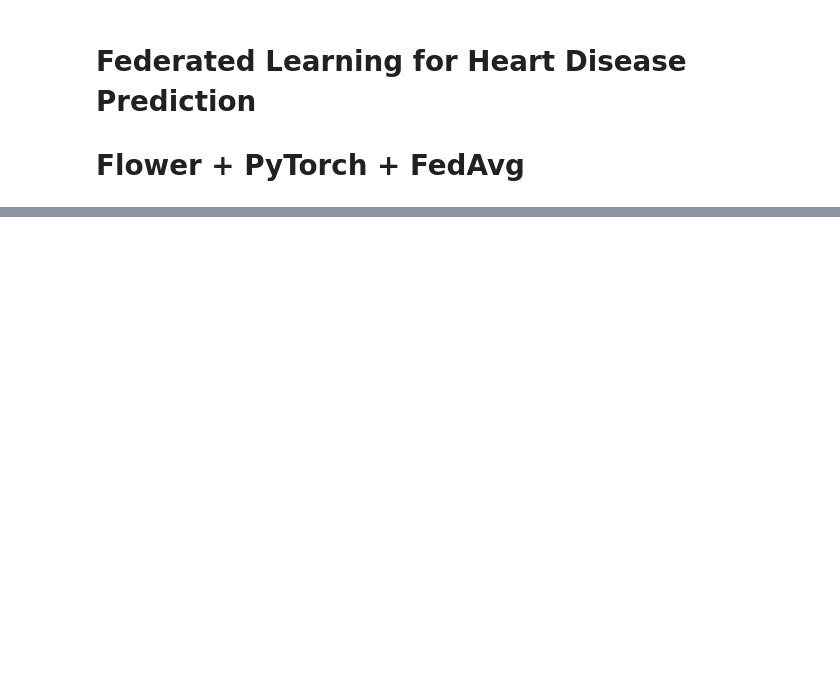
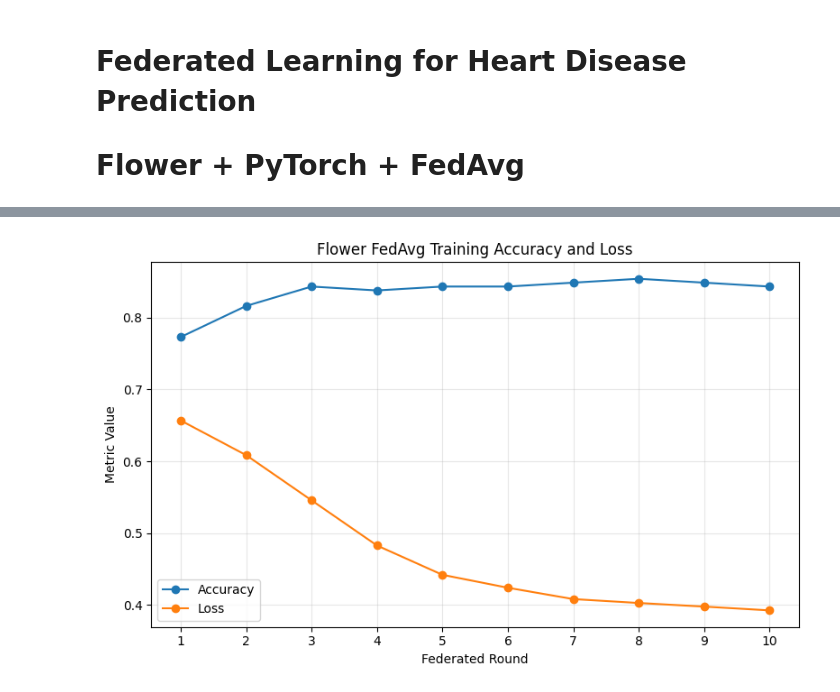
Before and after one commit to eshat69/PrivacyPreservingHealthFL, a Jupyter notebook: federated_learning.ipynb, the cells around one changed output, grey strips where cells are left out. Saved outputs shown, nothing was run; the diff lists cells and outputs as text; code cells hidden in the pictures; blank space fills up the shorter version.

```diff
--- a/federated_learning.ipynb
+++ b/federated_learning.ipynb
@@ -136,0 +599,14 @@ dtype: int64
+# %%
+plt.figure(figsize=(8, 5))
+plt.plot(history_df["round"], history_df["accuracy"], marker="o", label="Accuracy")
+plt.plot(history_df["round"], history_df["loss"], marker="o", label="Loss")
+plt.xlabel("Federated Round")
+plt.ylabel("Metric Value")
+plt.title("Flower FedAvg Training Accuracy and Loss")
+plt.xticks(history_df["round"])
+plt.grid(True, alpha=0.3)
+plt.legend()
+plt.tight_layout()
+plt.show()
+# %% [output]
+[figure, added]
```
Also changed, not shown: parts of 31 cells of this notebook, 5 other files.
